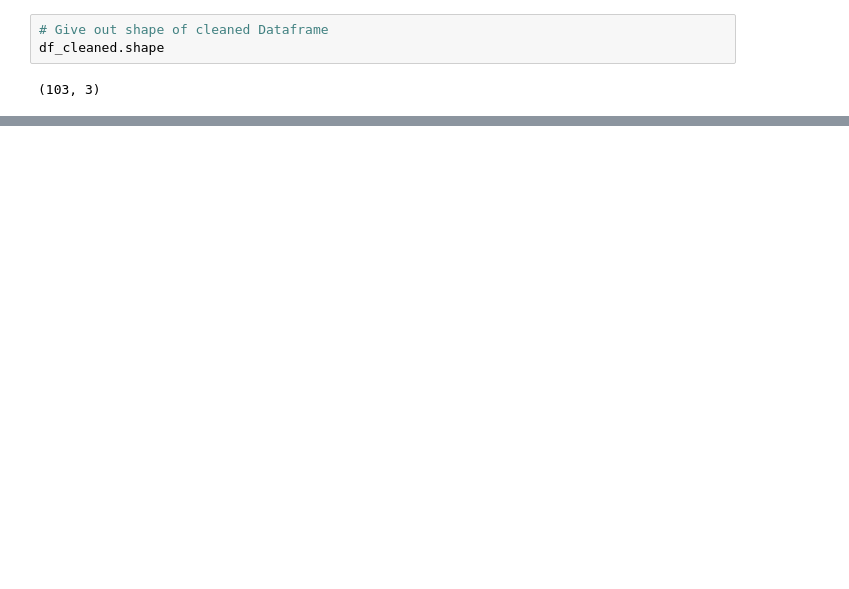
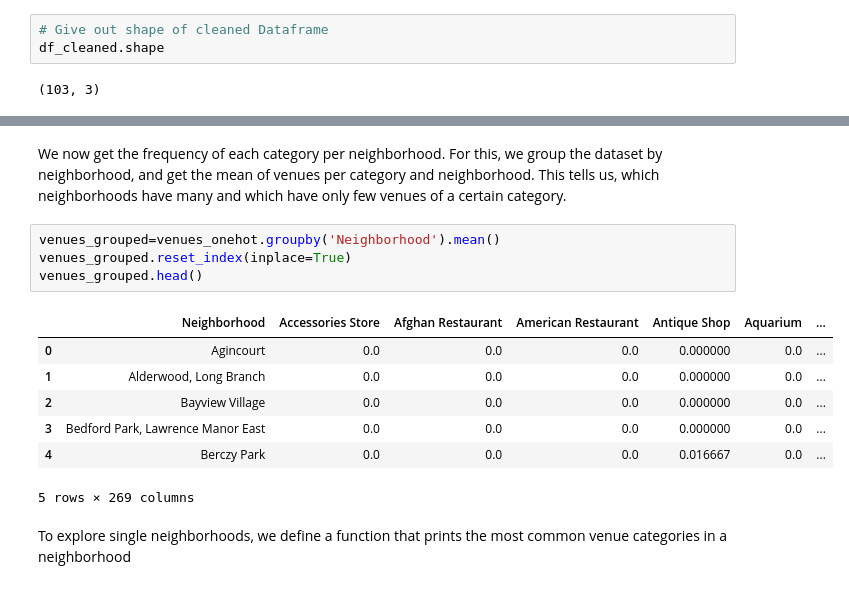
Before and after one commit to llinke1/Coursera_Capstone, a Jupyter notebook: Week3_Assignment.ipynb, the cells around one changed output, grey strips where cells are left out. Cells and saved outputs as stored; diff of their text form; blank space fills up the shorter version.

```diff
--- a/Week3_Assignment.ipynb
+++ b/Week3_Assignment.ipynb
@@ -123,0 +315,16 @@ df_cleaned.shape
+# %% [markdown]
+We now get the frequency of each category per neighborhood. For this, we group the dataset by neighborhood, and get the mean of venues per category and neighborhood. This tells us, which neighborhoods have many and which have only few venues of a certain category.
+# %%
+venues_grouped=venues_onehot.groupby('Neighborhood').mean()
+venues_grouped.reset_index(inplace=True)
+venues_grouped.head()
+# %% [output]
+|  | Neighborhood | Accessories Store | Afghan Restaurant | American Restaurant | Antique Shop | Aquarium | ... |
+| 0 | Agincourt | 0.0 | 0.0 | 0.0 | 0.000000 | 0.0 | ... |
+| 1 | Alderwood, Long Branch | 0.0 | 0.0 | 0.0 | 0.000000 | 0.0 | ... |
+| 2 | Bayview Village | 0.0 | 0.0 | 0.0 | 0.000000 | 0.0 | ... |
+| 3 | Bedford Park, Lawrence Manor East | 0.0 | 0.0 | 0.0 | 0.000000 | 0.0 | ... |
+| 4 | Berczy Park | 0.0 | 0.0 | 0.0 | 0.016667 | 0.0 | ... |
+5 rows × 269 columns
+# %% [markdown]
+To explore single neighborhoods, we define a function that prints the most common venue categories in a neighborhood
```
Also changed, not shown: parts of 45 cells of this notebook.
